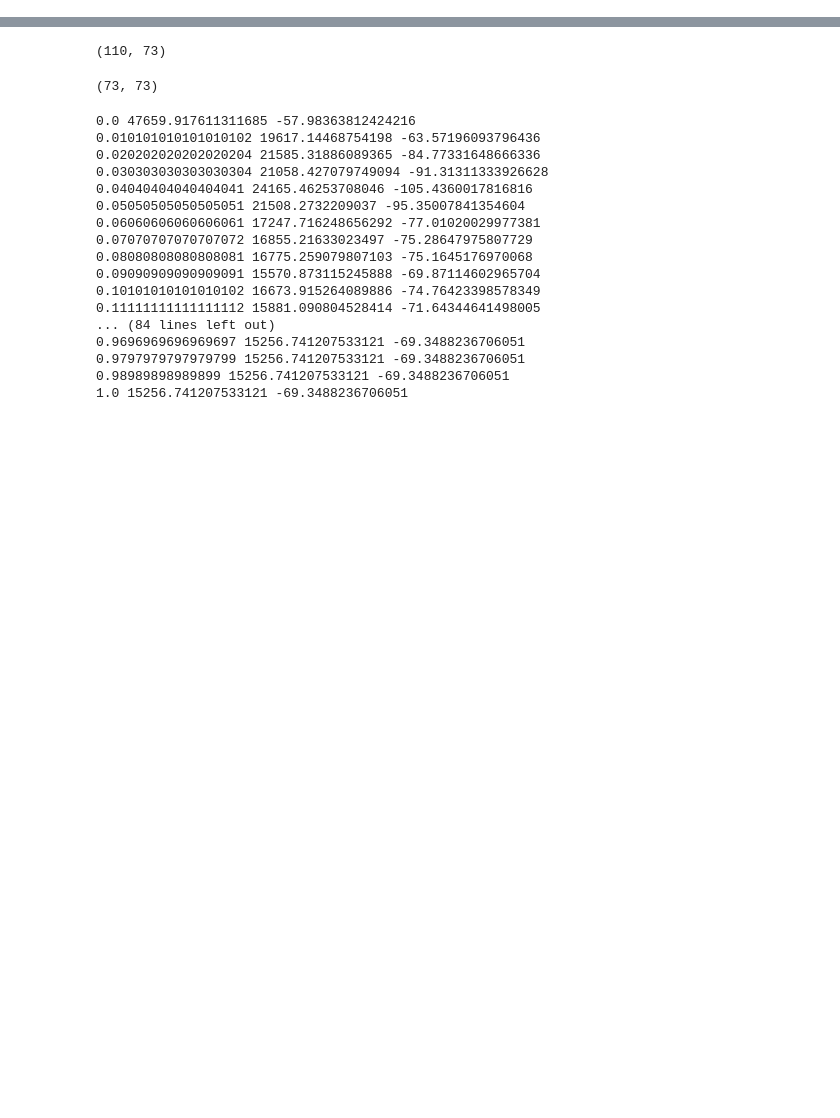
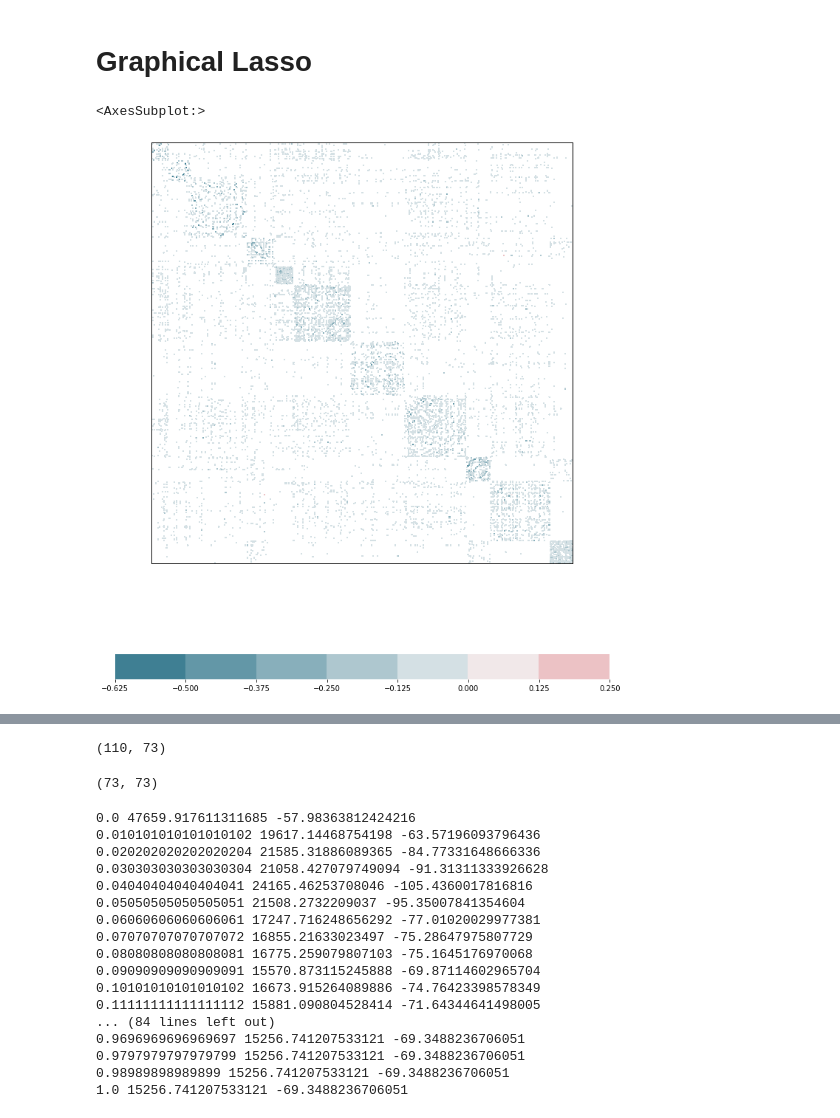
Before and after one commit to ragnarlevi/GTST, a Jupyter notebook: _Workbench/NetworkConstruction.ipynb, the cells around one changed output, grey strips where cells are left out. Drawn from its saved outputs; the diff is of its cells as text; code cells hidden in the pictures; blank space fills up the shorter version.

```diff
--- a/_Workbench/NetworkConstruction.ipynb
+++ b/_Workbench/NetworkConstruction.ipynb
@@ -97,4 +88,17 @@ sector_classification
 # %%
+from sklearn.covariance import MinCovDet, LedoitWolf
 x = price_pivot.loc[price_pivot.index > datetime.datetime.strptime('2021-06-01', '%Y-%d-%m').date()]
 x = x.dropna(axis = 1)
-x = x.iloc[:, :10]
+x = x.iloc[:]
+corr_x = np.corrcoef(np.array(x).T)
+x.shape
+
+x_scaled = np.array(x)
+scaler = StandardScaler()
+x_scaled = scaler.fit_transform(x_scaled)
+
+mcd = MinCovDet(random_state=0).fit(x_scaled)
+mcd_corr_x = mcd.covariance_
+
+lwolf = LedoitWolf().fit(x_scaled)
+lwolf_corr_x = covariance.corrMat(lwolf.covariance_)
@@ -129,0 +173,13 @@ L = x.shape[0]
+# %% [markdown]
+# Graphical Lasso
+# %%
+glasso =  graphical_lasso.graphical_lasso_wrapper(emp_cov=corr_x, alpha=0.5, N = x.shape[0], beta = 0.01)
+# best_prec, prec_list, cov_list, ebic_vals, best_alpha, alpha_list = glasso.fit_CV()
+# best_prec = glasso.fit_mm(reltol=1e-5, max_itr=100)
+best_cov, best_prec = glasso.fit_sklearn()
+plt.figure(figsize=(15, 15))
+np.fill_diagonal(best_prec, 0)
+mmdutils.plot_corr(best_prec)
+# %% [output]
+<AxesSubplot:>
+[figure, added]
```
Also changed, not shown: parts of 45 cells of this notebook.
